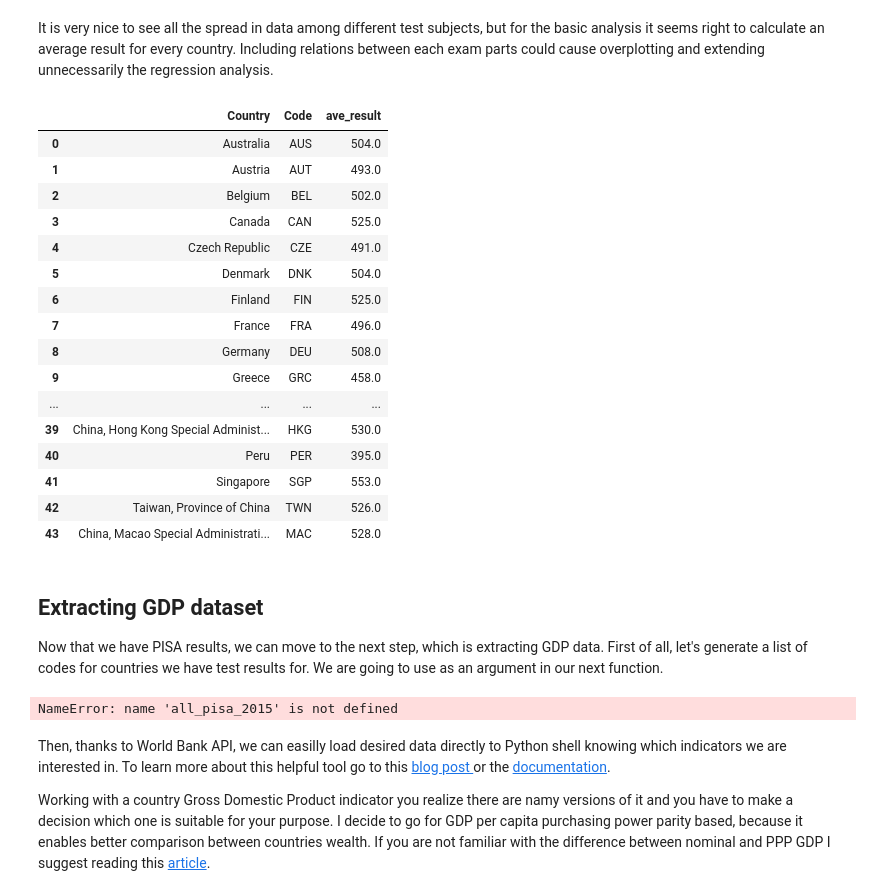
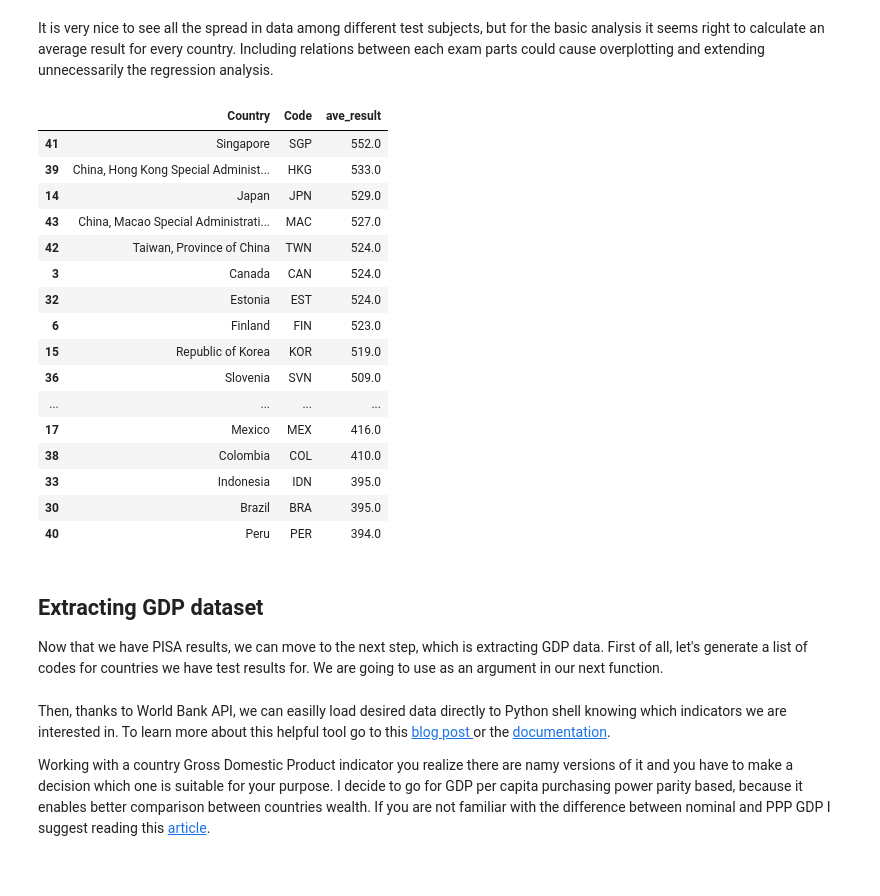
Before and after one commit to mklajnerok/PISA, a Jupyter notebook: notebooks/pisa_project_part1.ipynb, the cells around one changed output. Drawn from its saved outputs; the diff is of its cells as text; code cells hidden in the pictures.

Commit message:
updated func names etc. in steps 1&2

```diff
--- a/notebooks/pisa_project_part1.ipynb
+++ b/notebooks/pisa_project_part1.ipynb
@@ -43,14 +43,14 @@ Let's start with reading in <a href="https://github.com/mklajnerok/PISA/tree/mas
 # %%
 def read_multi_csv_data(files_list):
-    """Read multi csv files from pisaprojectdatafiles directory and
-    create df_data dictionary containing separate data frames
+    """Read multi csv files from data_files directory and
+    create df_dict dictionary containing separate data frames
     :param files_list: list of csv files
-    :returns df_data: dict with name keys and data frames values"""
-    df_data = {}
+    :returns df_data: dictionary with string keys and data frames values"""
+    df_dict = {}
     for f in files_list:
-        d = pd.read_csv('pisaprojectdatafiles/{0}'.format(f))
-        df_data[f.replace('.csv', '')] = d
-    return df_data
+        d = pd.read_csv('/Users/wikia/PycharmProjects/PISA/data_files/{0}'.format(f))
+        df_dict[f.replace('.csv', '')] = d
+    return df_dict
 
 #read in files with PISA results, separate for every subject (all years)
 pisa_data = read_multi_csv_data(['pisa_math_2003_2015.csv', 'pisa_read_2000_2015.csv', 'pisa_science_2006_2015.csv'])
@@ -212,48 +207,48 @@ add_country_col(all_pisa_2015, code_name_map)
 It is very nice to see all the spread in data among different test subjects, but for the basic analysis it seems right to calculate an average result for every country. Including relations between each exam parts could cause overplotting and extending unnecessarily the regression analysis.
 # %%
 def get_average(df_data):
-    """Take df_data and calculate average pisa result for a given country,
-    use formula: (math+read+2*science)/4
+    """Takes a copy of df_data and calculate average pisa result for a given country,
+    with formula: (math+read+2*science)/4
     :param df_data: data frame
-    :return df_data_new: data frame
+    :returns df_data_new: data frame
     """
     df_data_new = df_data.copy()
     df_data_new.insert(loc=2, column='ave_result', value=0)
-    df_data_new['ave_result'] = round((df_data['math'] + df_data['read'] + 2 * df_data['science'])/4, 0)
+    df_data_new['ave_result'] = round((df_data['math'] + df_data['read'] + df_data['science']) / 3, 0)
     df_data_new.drop(['math', 'read', 'science'], axis=1, inplace=True)
     return df_data_new
 
-#get average pisa result for every country -> use formala (2*science + math+read)/4
+#get average pisa result for every country
 all_pisa_2015_ave = get_average(all_pisa_2015)
-# %%
-all_pisa_2015_ave
-#ascending order
-# %% [output]
-|  | Country | Code | ave_result |
-| 0 | Australia | AUS | 504.0 |
-| 1 | Austria | AUT | 493.0 |
-| 2 | Belgium | BEL | 502.0 |
-| 3 | Canada | CAN | 525.0 |
-| 4 | Czech Republic | CZE | 491.0 |
-| 5 | Denmark | DNK | 504.0 |
-| 6 | Finland | FIN | 525.0 |
-| 7 | France | FRA | 496.0 |
-| 8 | Germany | DEU | 508.0 |
-| 9 | Greece | GRC | 458.0 |
-| ... | ... | ... | ... |
-| 39 | China, Hong Kong Special Administ... | HKG | 530.0 |
-| 40 | Peru | PER | 395.0 |
-| 41 | Singapore | SGP | 553.0 |
-| 42 | Taiwan, Province of China | TWN | 526.0 |
-| 43 | China, Macao Special Administrati... | MAC | 528.0 |
+# %%
+#show results in ascending order
+all_pisa_2015_ave.sort_values(['ave_result'], ascending=False)
+# %% [output]
+|  | Country | Code | ave_result |
+| 41 | Singapore | SGP | 552.0 |
+| 39 | China, Hong Kong Special Administ... | HKG | 533.0 |
+| 14 | Japan | JPN | 529.0 |
+| 43 | China, Macao Special Administrati... | MAC | 527.0 |
+| 42 | Taiwan, Province of China | TWN | 524.0 |
+| 3 | Canada | CAN | 524.0 |
+| 32 | Estonia | EST | 524.0 |
+| 6 | Finland | FIN | 523.0 |
+| 15 | Republic of Korea | KOR | 519.0 |
+| 36 | Slovenia | SVN | 509.0 |
+| ... | ... | ... | ... |
+| 17 | Mexico | MEX | 416.0 |
+| 38 | Colombia | COL | 410.0 |
+| 33 | Indonesia | IDN | 395.0 |
+| 30 | Brazil | BRA | 395.0 |
+| 40 | Peru | PER | 394.0 |
 # %% [markdown]
 ## Extracting GDP dataset
 Now that we have PISA results, we can move to the next step, which is extracting GDP data. First of all, let's generate a list of codes for countries we have test results for. We are going to use as an argument in our next function.
 # %%
 def get_codes_list(df_data):
-    """Create a list of countries code from column Code in df_data
+    """Create a list of countries codes from column Code in df_data
     change code for OECD members from OAVG to OED
-    :param df_data: dataframe
+    :param df_data: data frame
     :returns codes_list: list"""
     codes_list = df_data['Code'].tolist()
     codes_list.remove('OAVG')
@@ -262,8 +257,6 @@ def get_codes_list(df_data):
 
 #get list of countries, who took PISA test
 countries_codes = get_codes_list(all_pisa_2015)
-# %% [output]
-NameError: name 'all_pisa_2015' is not defined
 # %% [markdown]
 Then, thanks to World Bank API, we can easilly load desired data directly to Python shell knowing which indicators we are interested in. To learn more about this helpful tool go to this <a href="https://blogs.worldbank.org/opendata/accessing-world-bank-data-apis-python-r-ruby-stata"> blog post </a> or the <a href="http://wbdata.readthedocs.io/en/latest/"> documentation</a>.
 
```
Also changed, not shown: parts of 11 cells of this notebook, 2 other files.
